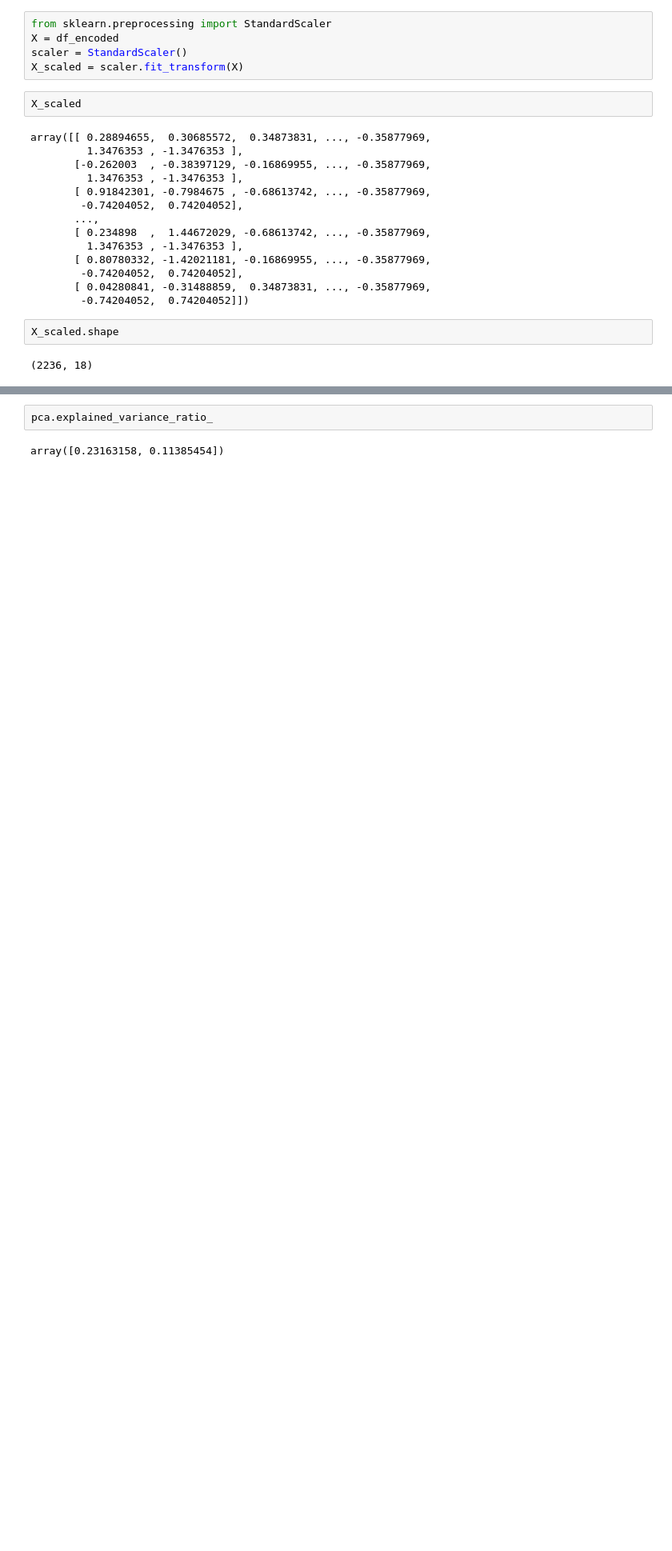
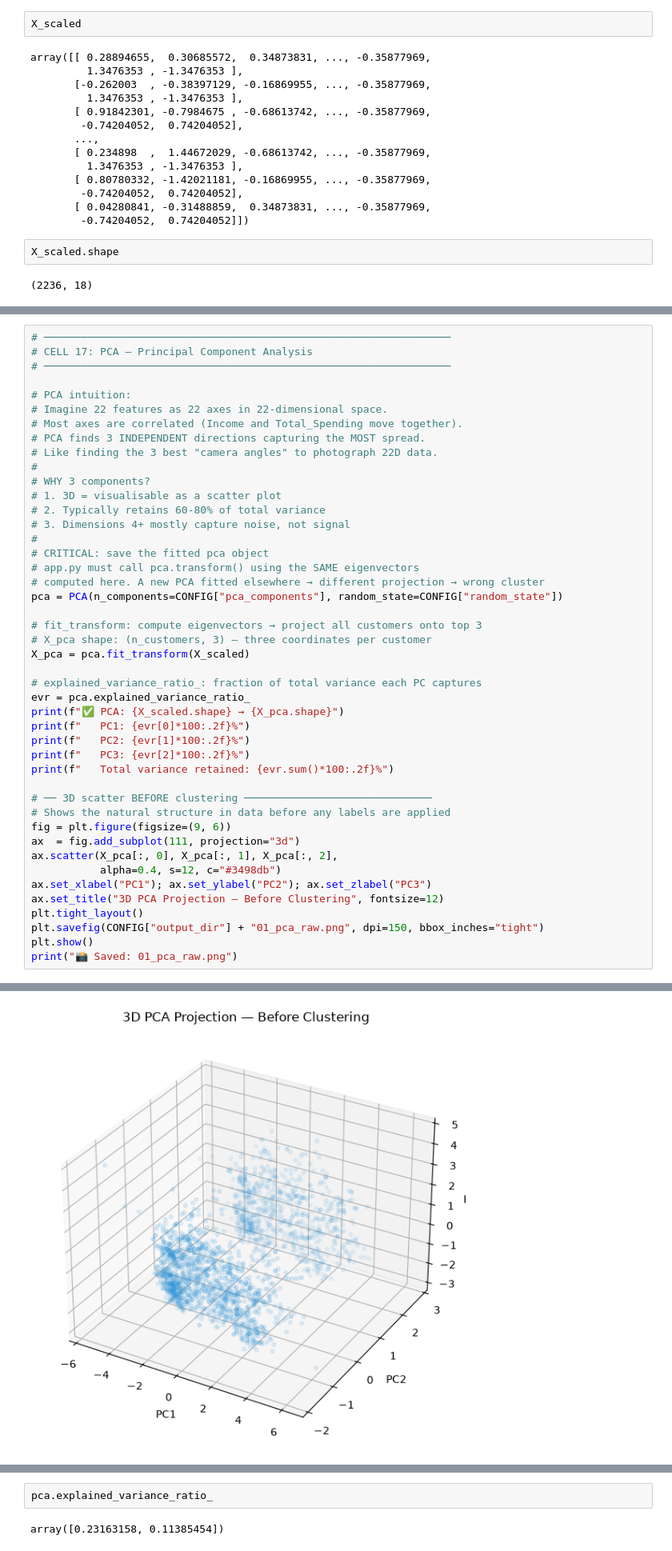
Before and after one commit to KARTHIKAKRISHNA123/seg-wise, a Jupyter notebook: notebooks/seg-wise.ipynb, the cells around one changed output, grey strips where cells are left out. Shown at 80% size. Cells and saved outputs as stored; diff of their text form; blank space fills up the shorter version.

```diff
--- a/notebooks/seg-wise.ipynb
+++ b/notebooks/seg-wise.ipynb
@@ -437,11 +752,6 @@ df_encoded.head()
 | 4 | 58293.0 | 94 | 5 | 5 | 3 | 6 | ... |
 # %% [markdown]
 ##  Scaling
-# %%
-from sklearn.preprocessing import StandardScaler
-X = df_encoded
-scaler = StandardScaler()
-X_scaled = scaler.fit_transform(X)
 # %%
 X_scaled
 # %% [output]
@@ -476,0 +780,46 @@ plt.scatter(X_pca[:, 0], X_pca[:, 1])
+# %%
+# ─────────────────────────────────────────────────────────────────
+# CELL 17: PCA — Principal Component Analysis
+# ─────────────────────────────────────────────────────────────────
+
+# PCA intuition:
+# Imagine 22 features as 22 axes in 22-dimensional space.
+# Most axes are correlated (Income and Total_Spending move together).
+# PCA finds 3 INDEPENDENT directions capturing the MOST spread.
+# Like finding the 3 best "camera angles" to photograph 22D data.
+#
+# WHY 3 components?
+# 1. 3D = visualisable as a scatter plot
+# 2. Typically retains 60-80% of total variance
+# 3. Dimensions 4+ mostly capture noise, not signal
+#
+# CRITICAL: save the fitted pca object
+# app.py must call pca.transform() using the SAME eigenvectors
+# computed here. A new PCA fitted elsewhere → different projection → wrong cluster
+pca = PCA(n_components=CONFIG["pca_components"], random_state=CONFIG["random_state"])
+
+# fit_transform: compute eigenvectors → project all customers onto top 3
+# X_pca shape: (n_customers, 3) — three coordinates per customer
+X_pca = pca.fit_transform(X_scaled)
+
+# explained_variance_ratio_: fraction of total variance each PC captures
+evr = pca.explained_variance_ratio_
+print(f"✅ PCA: {X_scaled.shape} → {X_pca.shape}")
+print(f"   PC1: {evr[0]*100:.2f}%")
+print(f"   PC2: {evr[1]*100:.2f}%")
+print(f"   PC3: {evr[2]*100:.2f}%")
+print(f"   Total variance retained: {evr.sum()*100:.2f}%")
+
+# ── 3D scatter BEFORE clustering ──────────────────────────────
+# Shows the natural structure in data before any labels are applied
+fig = plt.figure(figsize=(9, 6))
+ax  = fig.add_subplot(111, projection="3d")
+ax.scatter(X_pca[:, 0], X_pca[:, 1], X_pca[:, 2],
+           alpha=0.4, s=12, c="#3498db")
+ax.set_xlabel("PC1"); ax.set_ylabel("PC2"); ax.set_zlabel("PC3")
+ax.set_title("3D PCA Projection — Before Clustering", fontsize=12)
+plt.tight_layout()
+plt.savefig(CONFIG["output_dir"] + "01_pca_raw.png", dpi=150, bbox_inches="tight")
+plt.show()
+print("📸 Saved: 01_pca_raw.png")
+# %% [output]
@@ -476,0 +831 @@ plt.scatter(X_pca[:, 0], X_pca[:, 1])
+[figure, added]
```
Also changed, not shown: parts of 44 cells of this notebook, 1 other file.
